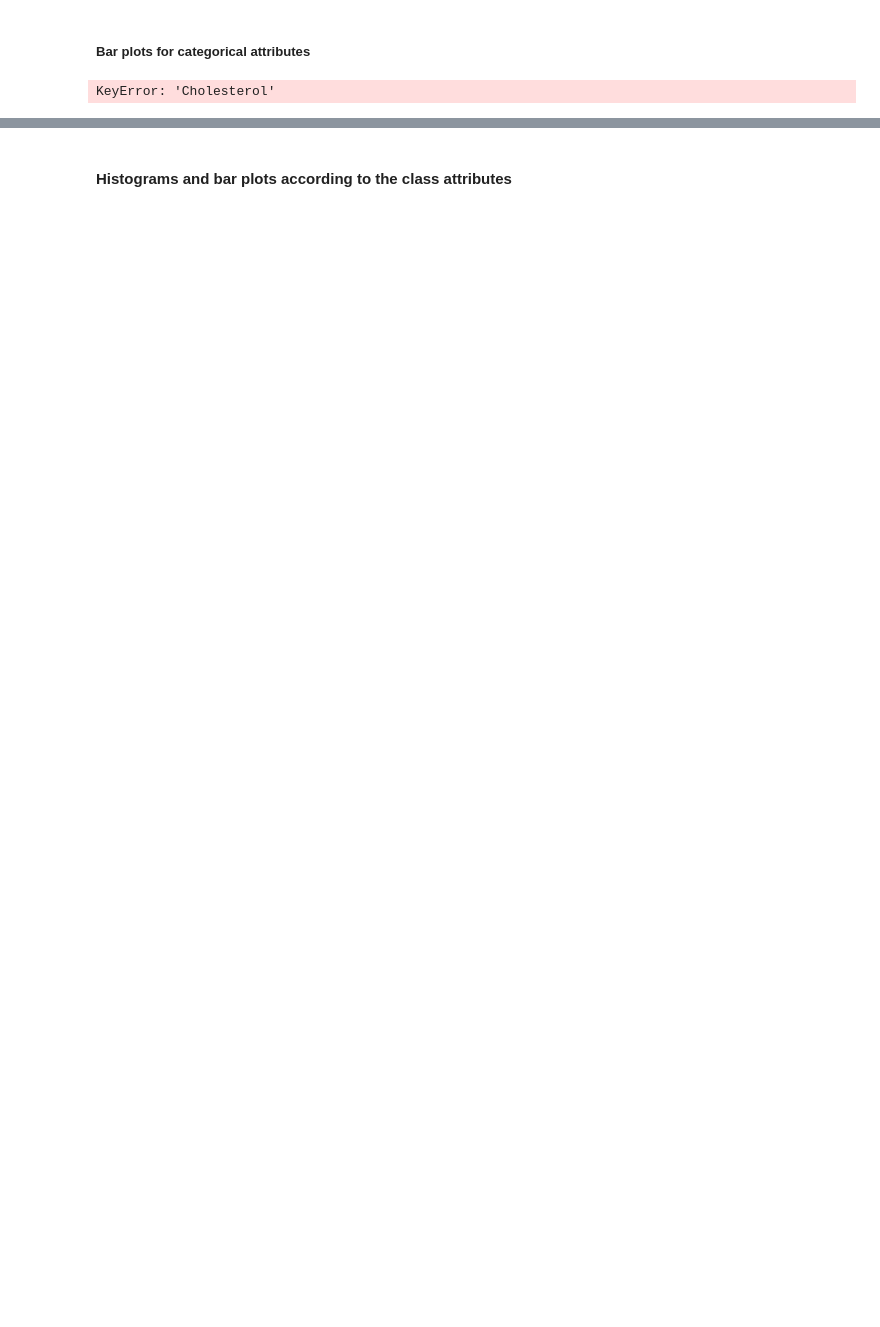
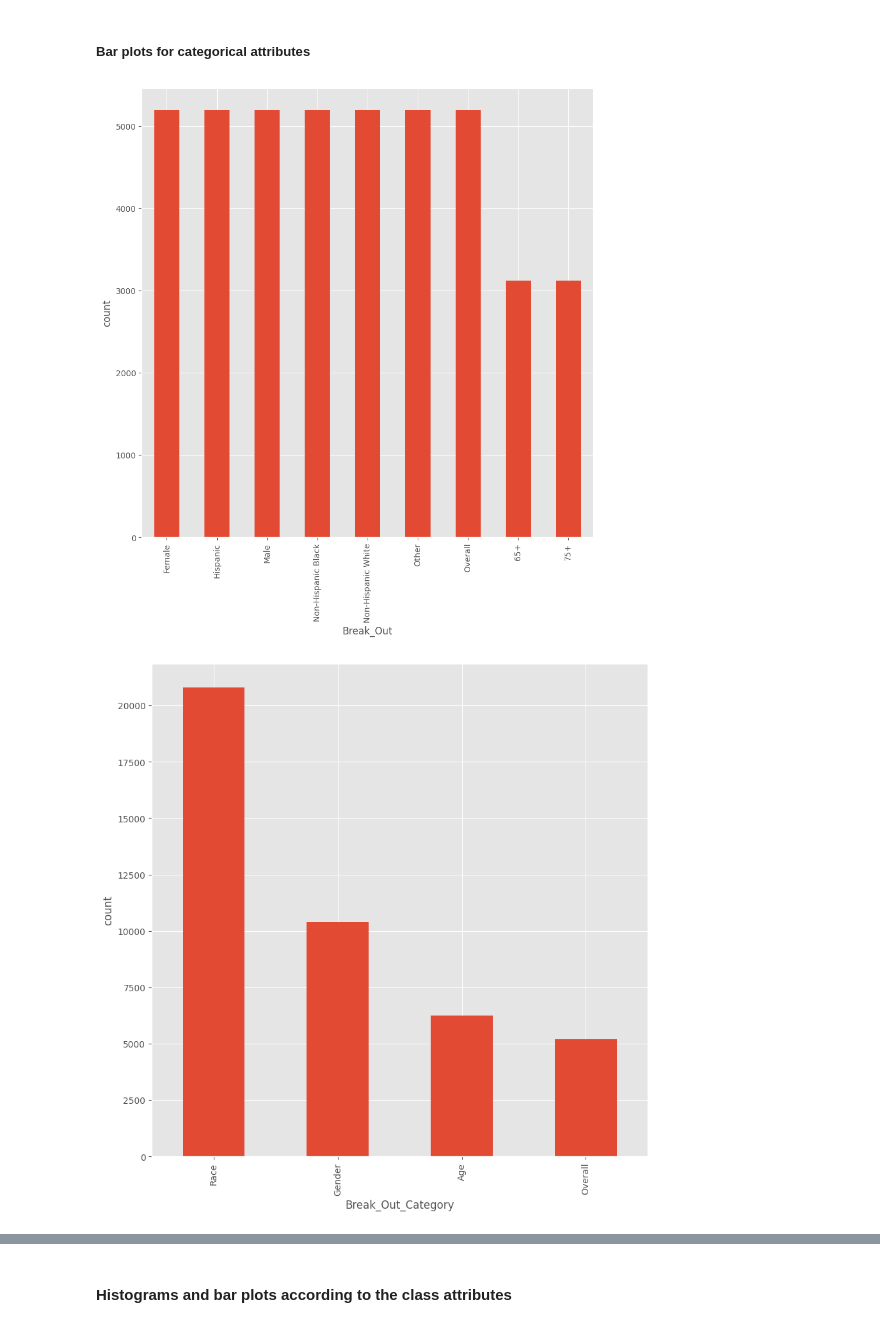
Before and after one commit to GLAwasTaken/ML_Project, a Jupyter notebook: Heart_disease.ipynb, the cells around one changed output, grey strips where cells are left out. Cells and saved outputs as stored; diff of their text form; code cells hidden in the pictures; blank space fills up the shorter version.

```diff
--- a/Heart_disease.ipynb
+++ b/Heart_disease.ipynb
@@ -250,12 +223,13 @@ plt.show()
 # %% [markdown]
 ##### **Bar plots for categorical attributes**
 # %%
-categoricalAttributes = ['Cholesterol', 'BP', 'Drug']
-for attribute in categoricalAttributes:
+# categoricalAttributes = ['Break_Out', 'Break_Out_Category', 'Category', 'DataSource', 'Data_Value_Type', 'Data_Value_Unit', 'LocationAbbr', 'Topic']
+for attribute in df.select_dtypes(include=["category"]):
     val = df[attribute].value_counts()
-    val.plot(kind = 'bar', figsize = (5, 5))
+    val.plot(kind = 'bar', figsize = (10, 10))
     plt.ylabel('count')
     plt.xlabel(attribute)
     plt.show()
 # %% [output]
-KeyError: 'Cholesterol'
+[figure, added]
+[figure, added]
```
Also changed, not shown: parts of 44 cells of this notebook.
